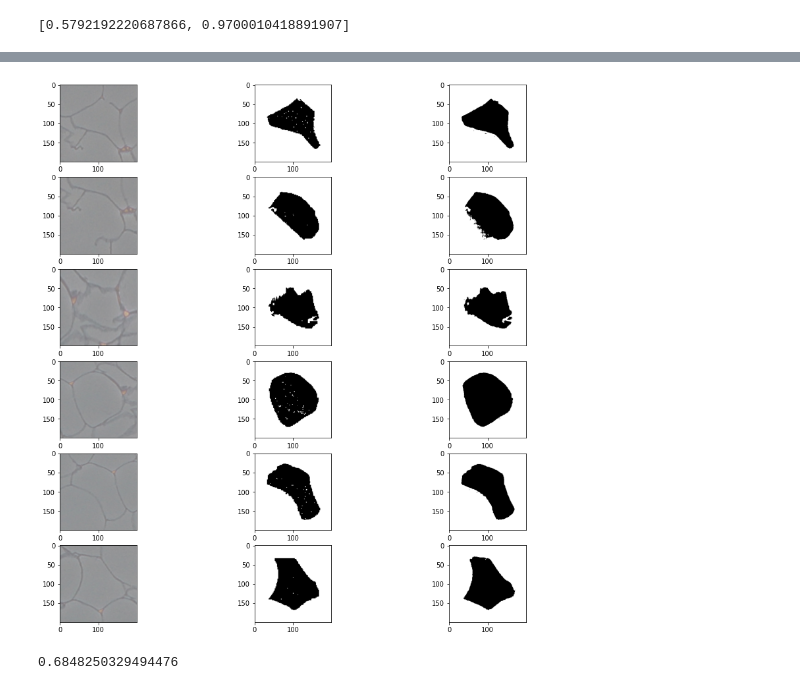
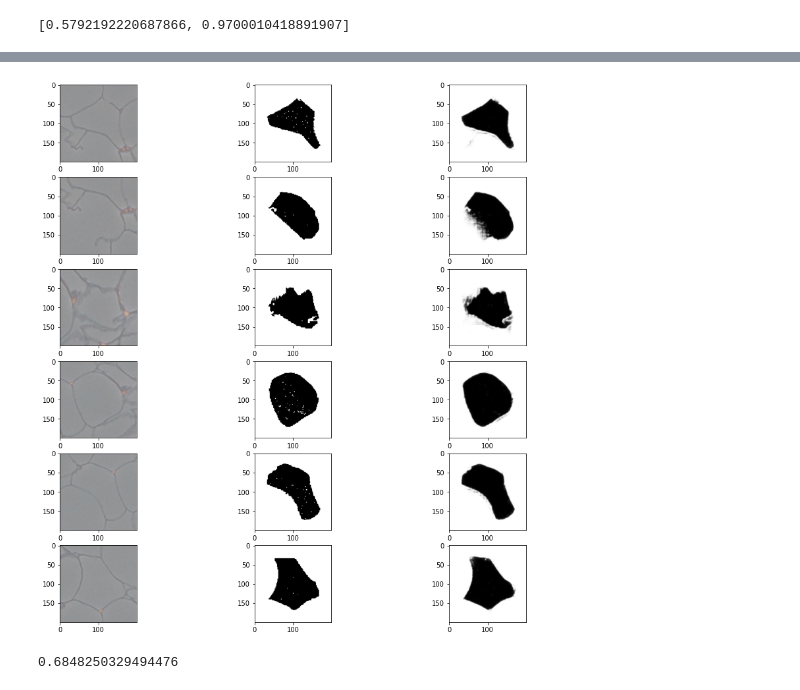
Before and after one commit to jaentrouble/Adipos_tf_train2, a Jupyter notebook: view_result.ipynb, the cells around one changed output, grey strips where cells are left out. Cells and saved outputs as stored; diff of their text form; code cells hidden in the pictures.

```diff
--- a/view_result.ipynb
+++ b/view_result.ipynb
@@ -98,20 +97,20 @@ import random
 # %%
 fig = plt.figure(figsize=(15,15))
 i = 1
 n = 6
 # r = random.randrange(0,predict.shape[0]-n)
 r = 0
 for img, mask, pred in zip(Target_X[r:r+n], Target_Y[r:r+n], predict[r:r+n]):
     ax = fig.add_subplot(n,3,i)
     ax.imshow(img)
     ax = fig.add_subplot(n,3,i+1)
     ax.imshow(mask, cmap='binary')
     ax = fig.add_subplot(n,3,i+2)
-    ax.imshow(pred>0.4, cmap='binary')
+    ax.imshow(pred, cmap='binary')
     i += 3
 plt.show()
 # %% [output]
-[figure, old version]
+[figure, new version]
 # %%
 print(1-np.sum(Y[3]/(200*200)))
 # %% [output]
```
Also changed, not shown: parts of 2 cells of this notebook, 4 other files.
